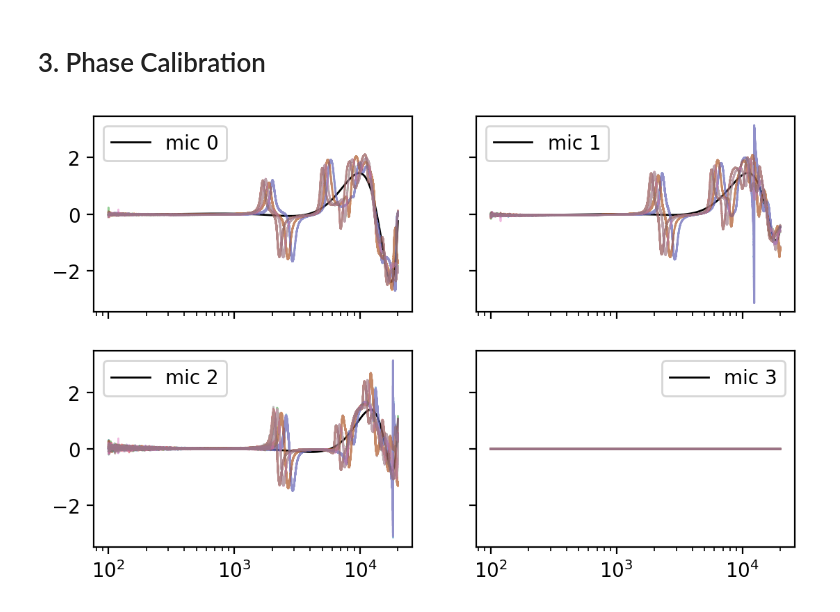
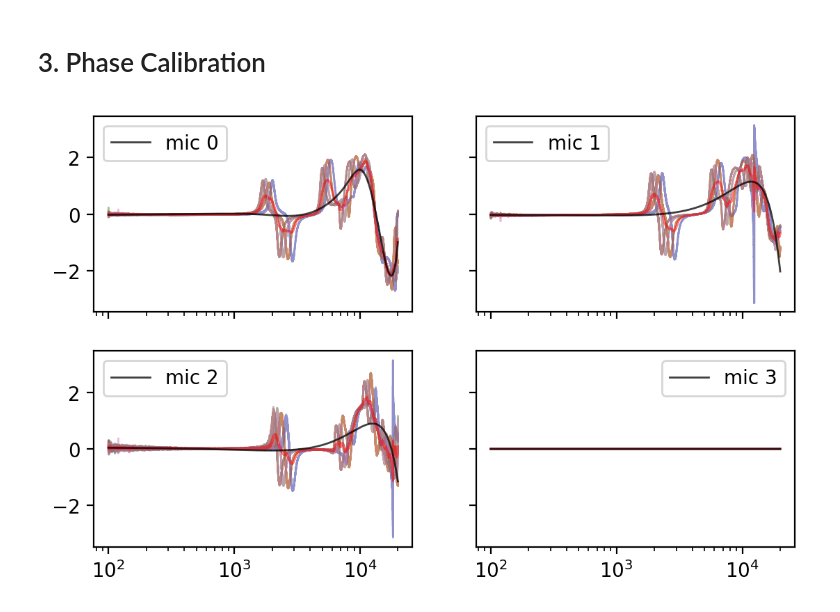
Before and after one commit to Tympan/auren-python, a Jupyter notebook: jupyter_notebooks/2024-03-29_owai_calibration_1.ipynb, the cells around one changed output. Cells and saved outputs as stored; diff of their text form; code cells hidden in the pictures.

```diff
--- a/jupyter_notebooks/2024-03-29_owai_calibration_1.ipynb
+++ b/jupyter_notebooks/2024-03-29_owai_calibration_1.ipynb
@@ -473,26 +481,33 @@ i = 1; j = 1
 # plt.show()
 # %%
 N = p_ref.shape[0]
-speaker_p_correction_phase = p[N:] / p_theory_mic_phase
-# polydata = [np.polyfit(np.log10(f[:N].ravel()), np.angle(speaker_p_correction_phase[:, :, i]).ravel(), deg=4, w=1/f[:N].ravel())
+mic_p_correction_phase = p[N:] / p_theory_mic_phase
+# # polydata = [np.polyfit(np.log10(f[:N].ravel()), np.angle(mic_p_correction_phase[:, :, i]).ravel(), deg=4, w=1/f[:N].ravel())
+# #             for i in range(p.shape[2])]
+# # calibration_data["mic_phase_f"] = lambda f, p: np.stack([np.polyval(p[i], np.log10(f)) for i in range(len(p))], axis=0)
+# polydata = [np.polyfit((f[:N].ravel()), np.angle(mic_p_correction_phase[:, :, i]).ravel(), deg=6, w=1/f[:N].ravel())
 #             for i in range(p.shape[2])]
-# calibration_data["mic_phase_f"] = lambda f, p: np.stack([np.polyval(p[i], np.log10(f)) for i in range(len(p))], axis=0)
-polydata = [np.polyfit((f[:N].ravel()), np.angle(speaker_p_correction_phase[:, :, i]).ravel(), deg=6, w=1/f[:N].ravel())
-            for i in range(p.shape[2])]
-calibration_data["mic_phase_f"] = lambda f, p: np.stack([np.polyval(p[i], (f)) for i in range(len(p))], axis=0)
-calibration_data["mic_phase"] = polydata
+# calibration_data["mic_phase_f"] = lambda f, p: np.stack([np.polyval(p[i], (f)) for i in range(len(p))], axis=0)
+# calibration_data["mic_phase"] = polydata
+splinedata_phase = [interpolate.splrep(
+    (f[N, 0]), np.angle(mic_p_correction_phase[:, :, i].mean(axis=1).mean(axis=0)),
+    w=1/f[N, 0],
+    s=56/f.shape[-1]) for i in range(p.shape[2])]
+calibration_data["mic_phase"] = splinedata_phase
+calibration_data["mic_phase_f"] = lambda f, p: np.stack([interpolate.splev((f), p[i]) for i in range(len(p))], axis=0)
 
 
 mic_cal_phase = calibration_data["mic_phase_f"](f[0, 0], calibration_data["mic_phase"])
 fig, axs = plt.subplots(2, 2, sharex=True, sharey=True, **figkwargs)
 for i in range(2):
     for j in range(2):
         ii = i * 2 + j
         lw = 1
-        axs[i,j].semilogx(f[0, 0], mic_cal_phase[ii].T, 'k', label="mic %d" % ii, lw=lw, alpha=1)
-        axs[i,j].semilogx(f[0, 0], np.angle(speaker_p_correction_phase[:, :, ii]).T.reshape(f[0, 0].size, -1), lw=lw, alpha=0.5)
+        axs[i,j].semilogx(f[0, 0], np.angle(mic_p_correction_phase[:, :, ii]).T.reshape(f[0, 0].size, -1), lw=lw, alpha=0.5)
+        axs[i,j].semilogx(f[0, 0], np.angle(mic_p_correction_phase[:, :, ii]).mean(axis=1).mean(axis=0), 'r-', lw=1, alpha=0.5)
+        axs[i,j].semilogx(f[0, 0], mic_cal_phase[ii].T, 'k', label="mic %d" % ii, lw=lw, alpha=0.75)
 
         axs[i,j].legend()
 plt.show()
 # %% [output]
-[figure, old version]
+[figure, new version]
```
Also changed, not shown: parts of 3 cells of this notebook.
